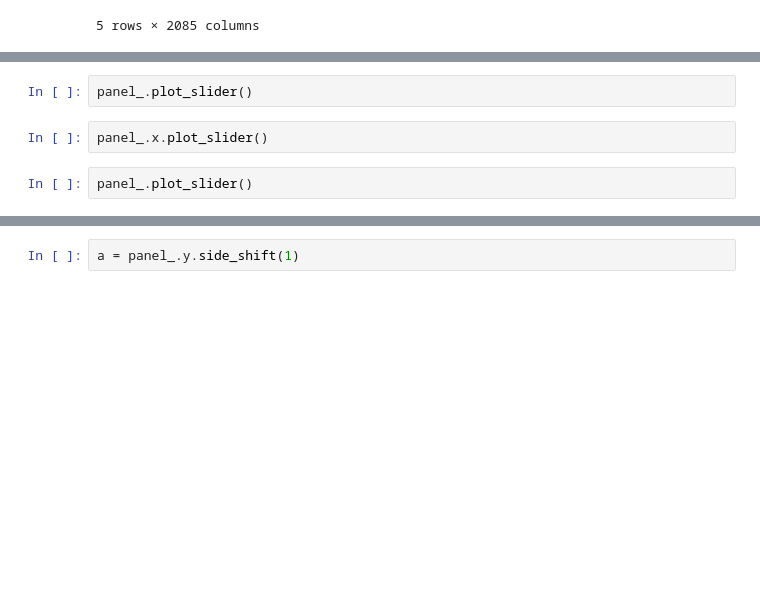
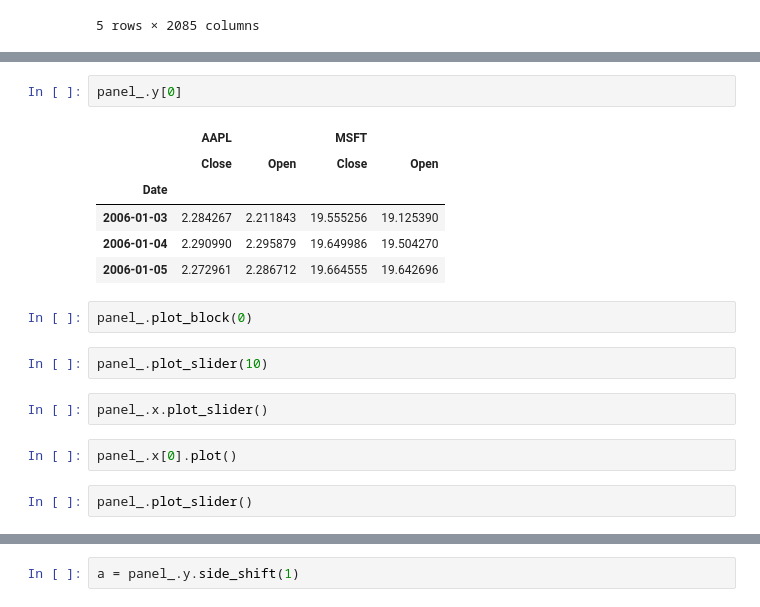
Before and after one commit to langflow-ai/wavy, a Jupyter notebook: notebooks/test_analysis.ipynb, the cells around one changed output, grey strips where cells are left out. Saved outputs shown, nothing was run; the diff lists cells and outputs as text; blank space fills up the shorter version.

```diff
--- a/notebooks/test_analysis.ipynb
+++ b/notebooks/test_analysis.ipynb
@@ -31,6 +42,19 @@ panel_ = panel.from_data(df, lookback = 5, horizon = 1, gap = 0, assets = ['AAPL
+# %%
+panel_.y[0]
+# %% [output]
+|  | AAPL |  | MSFT |  |
+|  | Close | Open | Close | Open |
+| Date |  |  |  |  |
+| 2006-01-03 | 2.284267 | 2.211843 | 19.555256 | 19.125390 |
+| 2006-01-04 | 2.290990 | 2.295879 | 19.649986 | 19.504270 |
+| 2006-01-05 | 2.272961 | 2.286712 | 19.664555 | 19.642696 |
+# %%
+panel_.plot_block(0)
+# %%
+panel_.plot_slider(10)
+# %%
+panel_.x.plot_slider()
+# %%
+panel_.x[0].plot()
 # %%
 panel_.plot_slider()
-# %%
-panel_.x.plot_slider()
-# %%
-panel_.plot_slider()
```
Also changed, not shown: parts of 5 cells of this notebook, 8 other files.
